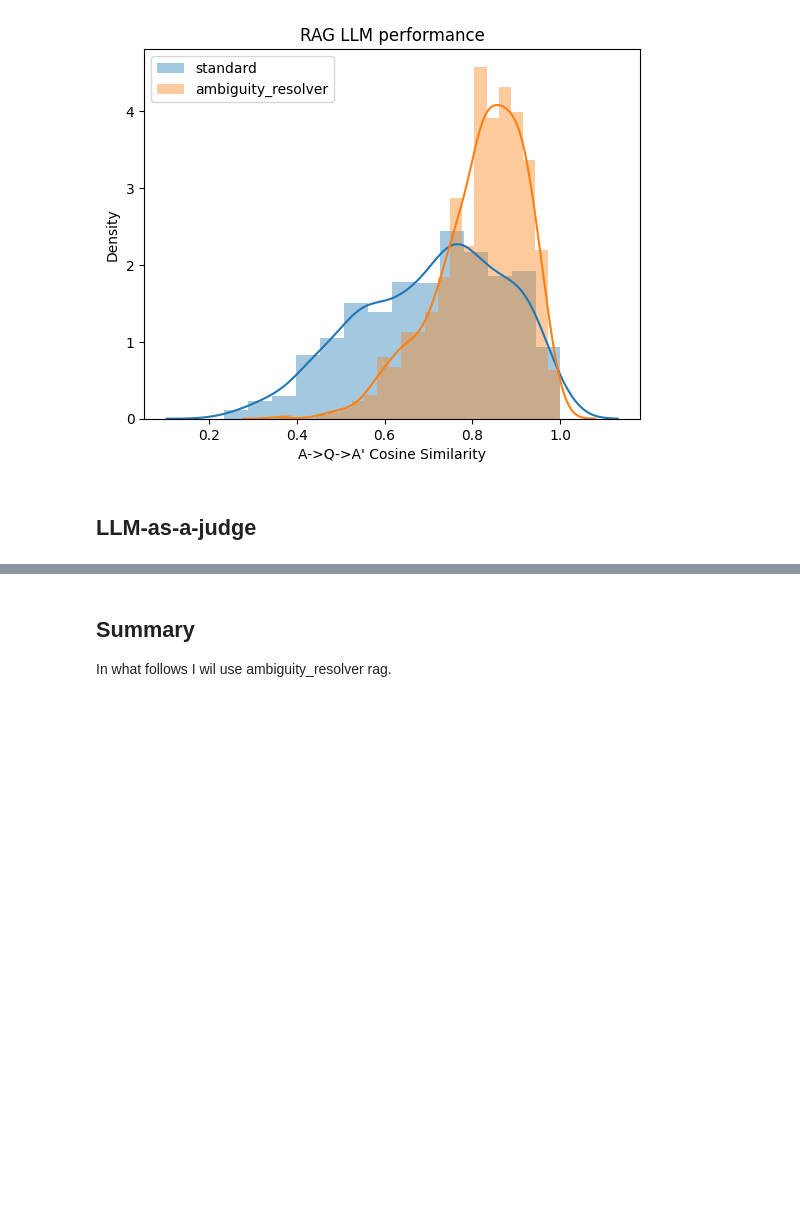
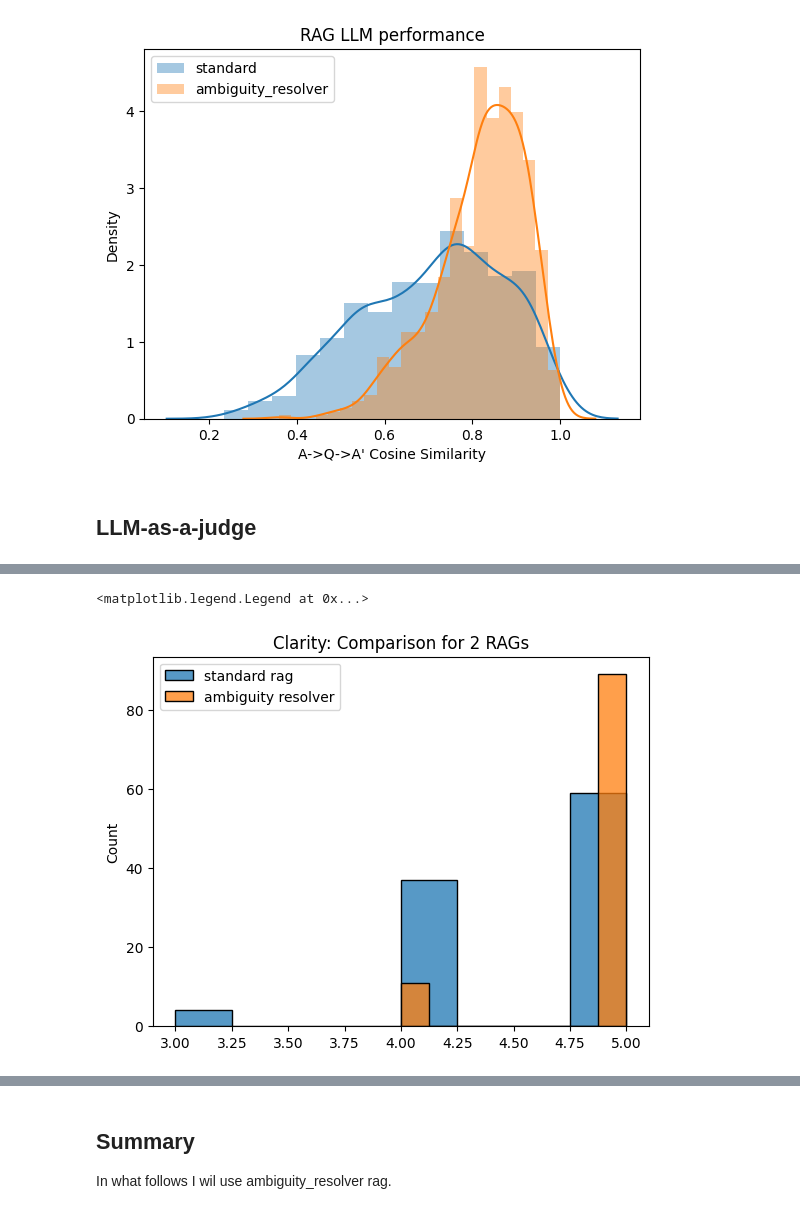
Before and after one commit to tarasenya/llm-zoomcamp, a Jupyter notebook: Project/notebooks/rag_evaluation.ipynb, the cells around one changed output, grey strips where cells are left out. Saved outputs shown, nothing was run; the diff lists cells and outputs as text; code cells hidden in the pictures; blank space fills up the shorter version.

```diff
--- a/Project/notebooks/rag_evaluation.ipynb
+++ b/Project/notebooks/rag_evaluation.ipynb
@@ -185,0 +306,8 @@ https://gist.github.com/mwaskom/de44147ed2974457ad6372750bbe5751
+# %%
+sns.histplot([res['Criteria Scores']['Clarity'] for res in standard_rag_judged_results_parsed], label = 'standard rag')
+sns.histplot([res['Criteria Scores']['Clarity'] for res in ambiguity_resolver_judged_results_parsed], label = 'ambiguity resolver')
+plt.title('Clarity: Comparison for 2 RAGs')
+plt.legend()
+# %% [output]
+<matplotlib.legend.Legend at 0x...>
+[figure, added]
```
Also changed, not shown: parts of 16 cells of this notebook, 2 other files.
